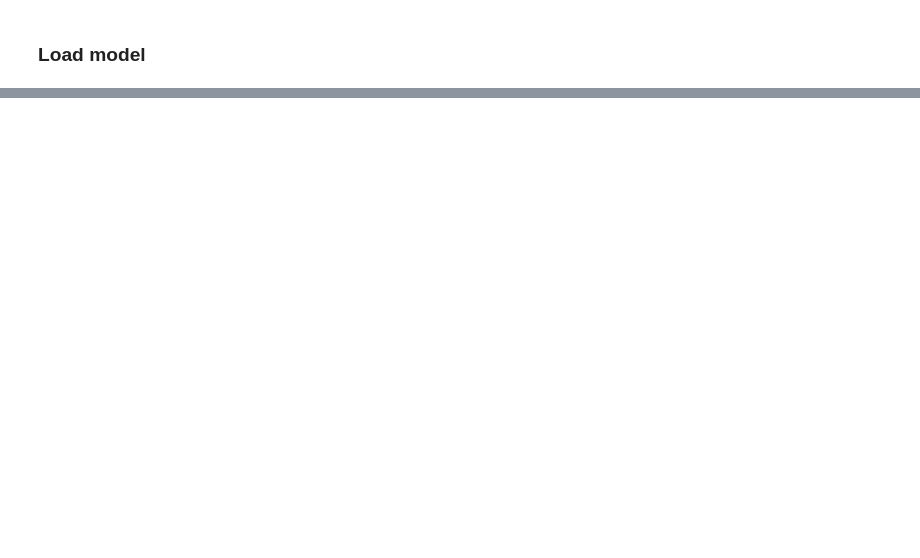
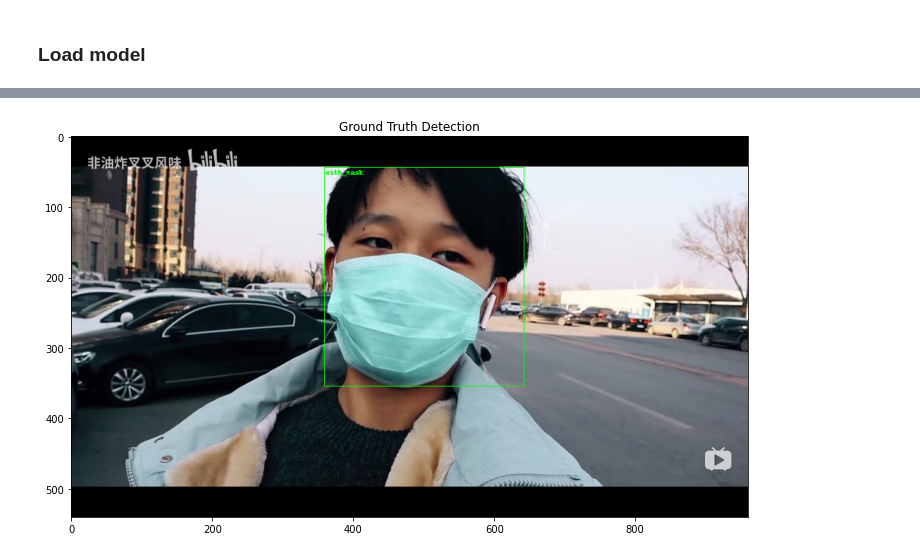
Before and after one commit to joangog/object-detection, a Jupyter notebook: mask_inference.ipynb, the cells around one changed output, grey strips where cells are left out. Saved outputs shown, nothing was run; the diff lists cells and outputs as text; code cells hidden in the pictures; blank space fills up the shorter version.

```diff
--- a/mask_inference.ipynb
+++ b/mask_inference.ipynb
@@ -196,2 +451,0 @@ Drive already mounted at /content/drive; to attempt to forcibly remount, call dr
-# %%
-load_ckpt_path = '/content/drive/MyDrive/object-detection-checkpoints/pretrained/MASKD_yolov5s_sgd_ep100_lr01_run/weights/last.pt'
@@ -210,11 +462,9 @@ except:
   pass
 
 # @markdown Model Selection { display-mode: 'form', run: 'auto' }
-model_name = 'YOLOv5s' # @param ['SSD300 VGG16', 'SSDlite320 MobileNetV3-Large', 'Faster R-CNN ResNet-50 FPN', 'Faster R-CNN MobileNetV3-Large FPN', 'Mask R-CNN ResNet-50 FPN', 'YOLOv5s', 'YOLOv5m', 'YOLOv5l', 'YOLOv3', 'YOLOv3-tiny', 'YOLOv3-spp']
+model_name = 'YOLOv3-tiny' # @param ['SSD300 VGG16', 'SSDlite320 MobileNetV3-Large', 'Faster R-CNN ResNet-50 FPN', 'Faster R-CNN MobileNetV3-Large FPN', 'Mask R-CNN ResNet-50 FPN', 'YOLOv5s', 'YOLOv5m', 'YOLOv5l', 'YOLOv3', 'YOLOv3-tiny', 'YOLOv3-spp']
 
 # @markdown *Note: If you get the error "Cache may be out of date, try 'force_reload=True'" then restart runtime.*
-
-num_classes = len(val_dataset.coco.getCatIds())
 
 if model_name == 'SSD300 VGG16':
   model_id = 'ssd300_vgg16'
@@ -247,16 +497,17 @@ elif 'YOLOv3' in model_name:
 
 # Prepare model for dataset (for Fast R-CNN or Mask R-CNN)
 if 'R-CNN' in model_name:
+  num_classes = len(val_dataset.coco.getCatIds()) + 1
   # Get the number of input features for the bbox predictor
   in_features = model.roi_heads.box_predictor.cls_score.in_features
   # Replace the pre-trained head with a new one
-  model.roi_heads.box_predictor = M.faster_rcnn.FastRCNNPredictor(in_features, num_classes+1)  # includes background (0) class
+  model.roi_heads.box_predictor = M.faster_rcnn.FastRCNNPredictor(in_features, num_classes)  # includes background (0) class
   if 'Mask R-CNN' in model_name:
     # Get the number of input features for the segmentation max predictor
     in_features_mask = model.roi_heads.mask_predictor.conv5_mask.in_channels
     hidden_layer = 256
     # Replace the mask predictor with a new one
-    model.roi_heads.mask_predictor = M.mask_rcnn.MaskRCNNPredictor(in_features_mask, hidden_layer,num_classes+1)
+    model.roi_heads.mask_predictor = M.mask_rcnn.MaskRCNNPredictor(in_features_mask, hidden_layer,num_classes)
 
 print('-------------------------------------------------------------------------------------------------------\n')
 
@@ -281,0 +535,80 @@ Loaded model: YOLOv5s
+# %%
+%matplotlib inline
+
+# Parameters
+img_from_path = False
+img_path = '/content/test.jpg'  # Only for image from path
+img_id = 27  # Only for image not from path (image from val dataset)
+
+# Get appropriate device for model
+device = torch.device('cuda') if torch.cuda.is_available() else torch.device('cpu')
+model.to(device)
+
+# Get image sample
+if img_from_path:
+  img = cv2.imread(img_path)
+else:
+  img = cv2.imread(os.path.join(val_img_dir,val_dataset.coco.loadImgs([img_id])[0]['file_name']))
+
+img = PIL.Image.fromarray(cv2.cvtColor(img, cv2.COLOR_BGR2RGB))
+
+# Format image
+img_tensor = F.convert_image_dtype(F.to_tensor(img),torch.uint8)
+img_torchvision = torch.div(img_tensor,255).float().to(device)  # Format image for torchvision models
+img_anns = val_dataset.coco.loadAnns(val_dataset.coco.getAnnIds([img_id]))
+
+# Draw ground truth bboxes
+if not img_from_path:  # If the image is not from path (if it is, ground truth doesn't exist)
+  true_bboxes = SE.convert_to_xyxy(copy.deepcopy(F.Tensor([obj['bbox'] for obj in img_anns]).to(device)))  # Create deep copy to avoid updating original dataset
+  true_labels = [labels[obj['category_id']] for obj in img_anns]
+  true_img = U.draw_bounding_boxes(img_tensor, true_bboxes, true_labels, colors=[label_colors[obj['category_id']] for obj in img_anns])
+  plt.figure(figsize = (25,7))
+  plt.title('Ground Truth Detection')
+  plot = plt.imshow(F.to_pil_image(true_img))
+
+# Generate model predictions
+model.eval()
+with torch.no_grad():
+  if 'YOLO' in model_name:
+    pred = model([img])
+  else:
+    pred = model([img_torchvision])
+
+# Get predicted bboxes
+# For YOLO models
+if 'YOLO' in model_name:
+  pred_bboxes = []
+  pred_label_ids = []
+  pred_labels = []
+  for bbox in pred.xyxy[0]:  # For every bbox
+    conf = bbox[4]
+    if conf > th:  # Show only bboxes with high confidence score
+      pred_bboxes.append(bbox[:4])
+      label_id = labels_inv[label_names[int(bbox[5])]]  # Convert YOLO label id to COCO label id
+      pred_label_ids.append(label_id)
+      pred_labels.append(labels[label_id] + f'[{int(conf*100)}%]')
+  if len(pred_bboxes) != 0:
+    pred_bboxes = torch.stack(pred_bboxes)
+
+# For torchvision models
+else:
+  for i, bbox in enumerate(pred[0]['boxes']):  # For every bbox
+    conf = pred[0]['scores'][i]
+    if conf > th:  # Show only bboxes with high confidence score
+      pred_bboxes.append(bbox)
+      label_id = pred[0]['labels'][i]
+      pred_label_ids.append(label_id)
+      pred_labels.append(labels[label_id] + f'[{int(conf*100)}%]')
+  if len(pred_bboxes) != 0:
+    pred_bboxes = torch.stack(pred_bboxes)
+
+# Draw predicted bboxes
+if len(pred_bboxes) != 0:
+  pred_img = U.draw_bounding_boxes(img_tensor, pred_bboxes, pred_labels, colors=[label_colors[label_id] for label_id in pred_label_ids])
+else:  # If no bboxes are found just return the image
+  pred_img = img_tensor
+plt.figure(figsize = (25,7))
+plt.title(f'Predicted Detection (thresh={th})')
+plot = plt.imshow(F.to_pil_image(pred_img))
+# %% [output]
+[figure, added]
```
Also changed, not shown: parts of 24 cells of this notebook.
